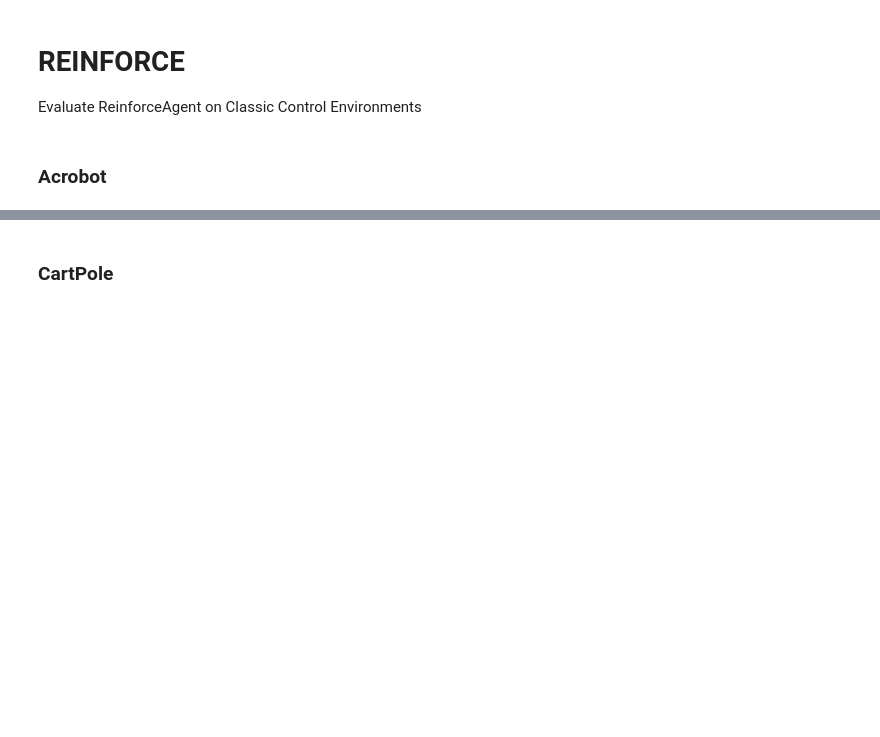
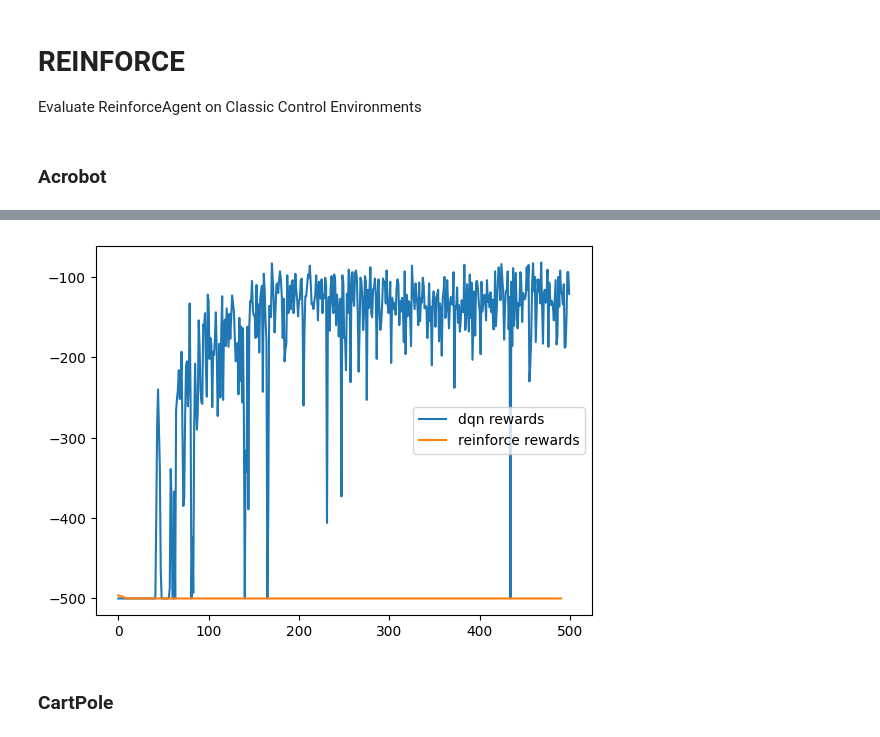
Before and after one commit to gdubbs100/spinning_up_rl, a Jupyter notebook: agent_evaluation.ipynb, the cells around one changed output, grey strips where cells are left out. Drawn from its saved outputs; the diff is of its cells as text; code cells hidden in the pictures; blank space fills up the shorter version.

```diff
--- a/agent_evaluation.ipynb
+++ b/agent_evaluation.ipynb
@@ -35,3 +90,13 @@ plot_training_results(agent.batch_results)
+# %%
+reinforce_rewards = [reinforce_agent.batch_results[i]['rewards'] for i in reinforce_agent.batch_results.keys()]
+dqn_rewards = [dqn_agent.batch_results[i]['rewards'] for i in dqn_agent.batch_results.keys()]
+
+plt.plot(list(dqn_agent.batch_results.keys()), dqn_rewards, label='dqn rewards')
+plt.plot(list(reinforce_agent.batch_results.keys()), reinforce_rewards, label='reinforce rewards')
+plt.legend()
+plt.show();
+# %% [output]
+[figure, added]
 # %% [markdown]
 ### CartPole
 # %%
```
Also changed, not shown: parts of 19 cells of this notebook, 6 other files.
